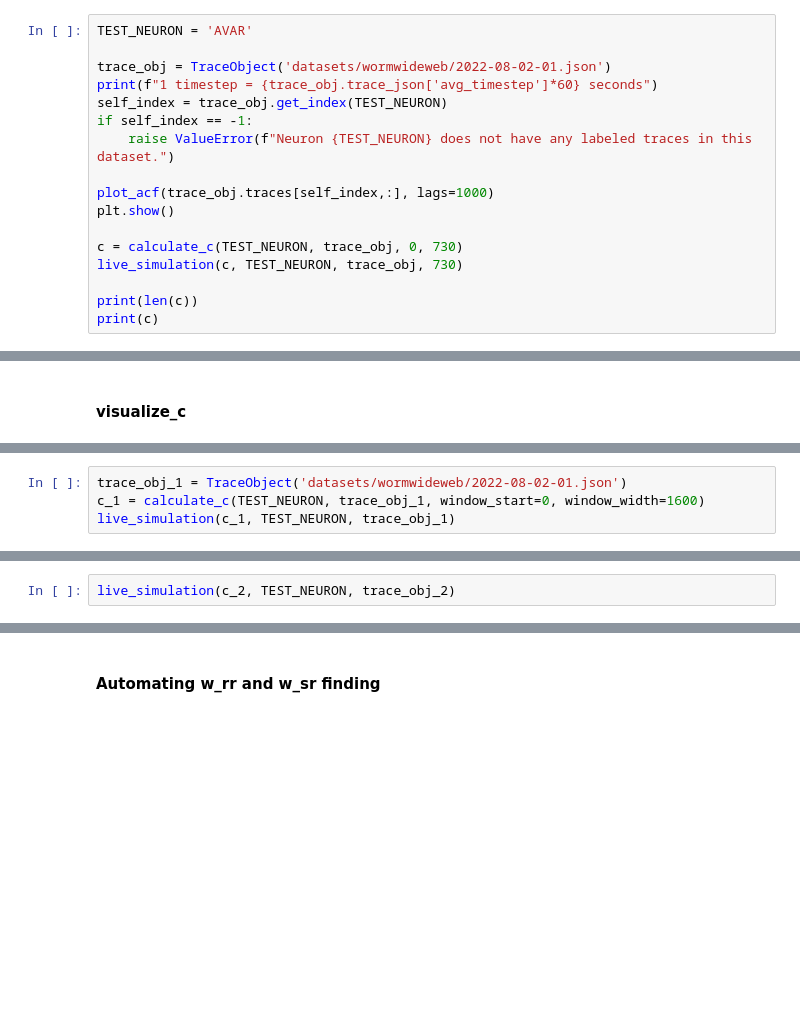
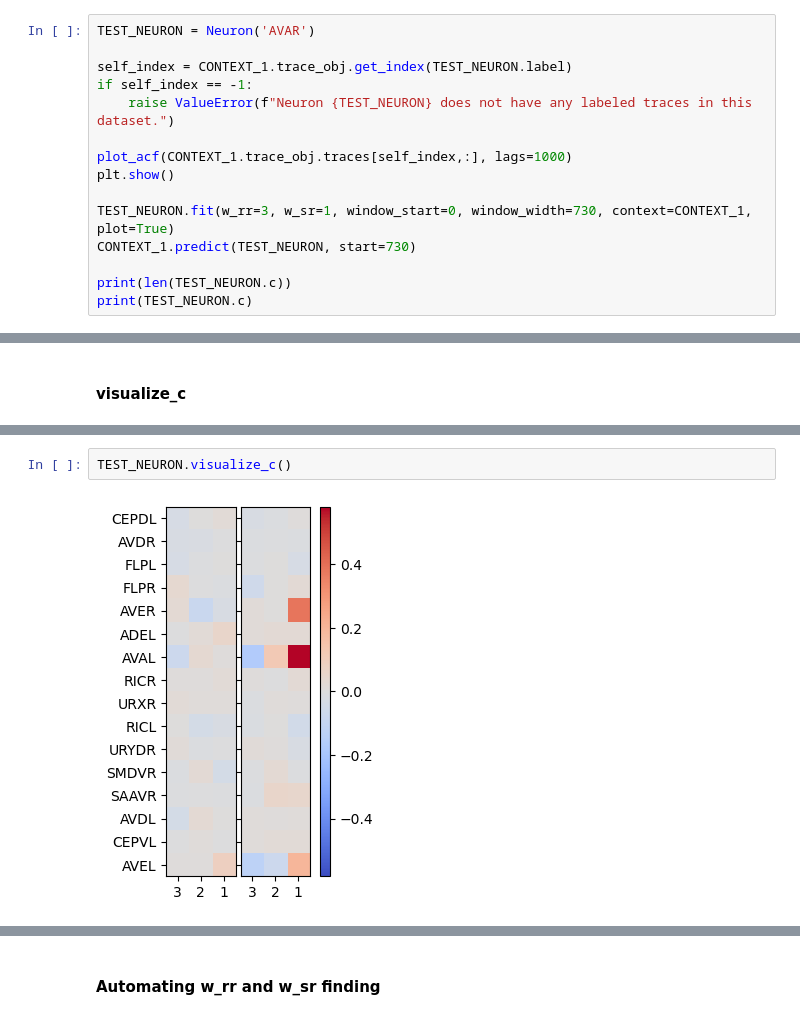
Before and after one commit to ironak/worms, a Jupyter notebook: model.ipynb, the cells around one changed output, grey strips where cells are left out. Drawn from its saved outputs; the diff is of its cells as text; blank space fills up the shorter version.

```diff
--- a/model.ipynb
+++ b/model.ipynb
@@ -462,20 +525,18 @@ visualize_c(c,'N1',fake_trace_obj, w_rr=fake_w_rr, w_sr=fake_w_sr, connectome=fa
 # %% [markdown]
 #### AVAR fit
 # %%
-TEST_NEURON = 'AVAR'
+TEST_NEURON = Neuron('AVAR')
 
-trace_obj = TraceObject('datasets/wormwideweb/2022-08-02-01.json')
-print(f"1 timestep = {trace_obj.trace_json['avg_timestep']*60} seconds")
-self_index = trace_obj.get_index(TEST_NEURON)
+self_index = CONTEXT_1.trace_obj.get_index(TEST_NEURON.label)
 if self_index == -1:
     raise ValueError(f"Neuron {TEST_NEURON} does not have any labeled traces in this dataset.")
 
-plot_acf(trace_obj.traces[self_index,:], lags=1000)
+plot_acf(CONTEXT_1.trace_obj.traces[self_index,:], lags=1000)
 plt.show()
 
-c = calculate_c(TEST_NEURON, trace_obj, 0, 730)
-live_simulation(c, TEST_NEURON, trace_obj, 730)
+TEST_NEURON.fit(w_rr=3, w_sr=1, window_start=0, window_width=730, context=CONTEXT_1, plot=True)
+CONTEXT_1.predict(TEST_NEURON, start=730)
 
-print(len(c))
-print(c)
+print(len(TEST_NEURON.c))
+print(TEST_NEURON.c)
 # %% [output]
@@ -549,4 +566,0 @@ def convert_c(c_1, neuron, trace_obj_1, trace_obj_2, w_rr=W_rr, w_sr=W_sr, conne
-# %%
-trace_obj_1 = TraceObject('datasets/wormwideweb/2022-08-02-01.json')
-c_1 = calculate_c(TEST_NEURON, trace_obj_1, window_start=0, window_width=1600)
-live_simulation(c_1, TEST_NEURON, trace_obj_1)
@@ -608,2 +566,0 @@ visualize_c(c_2, TEST_NEURON, trace_obj_2)
-# %%
-live_simulation(c_2, TEST_NEURON, trace_obj_2)
@@ -615,0 +567,4 @@ live_simulation(c_2, TEST_NEURON, trace_obj_2)
+# %%
+TEST_NEURON.visualize_c()
+# %% [output]
+[figure, added]
```
Also changed, not shown: parts of 57 cells of this notebook, 2 other files.
